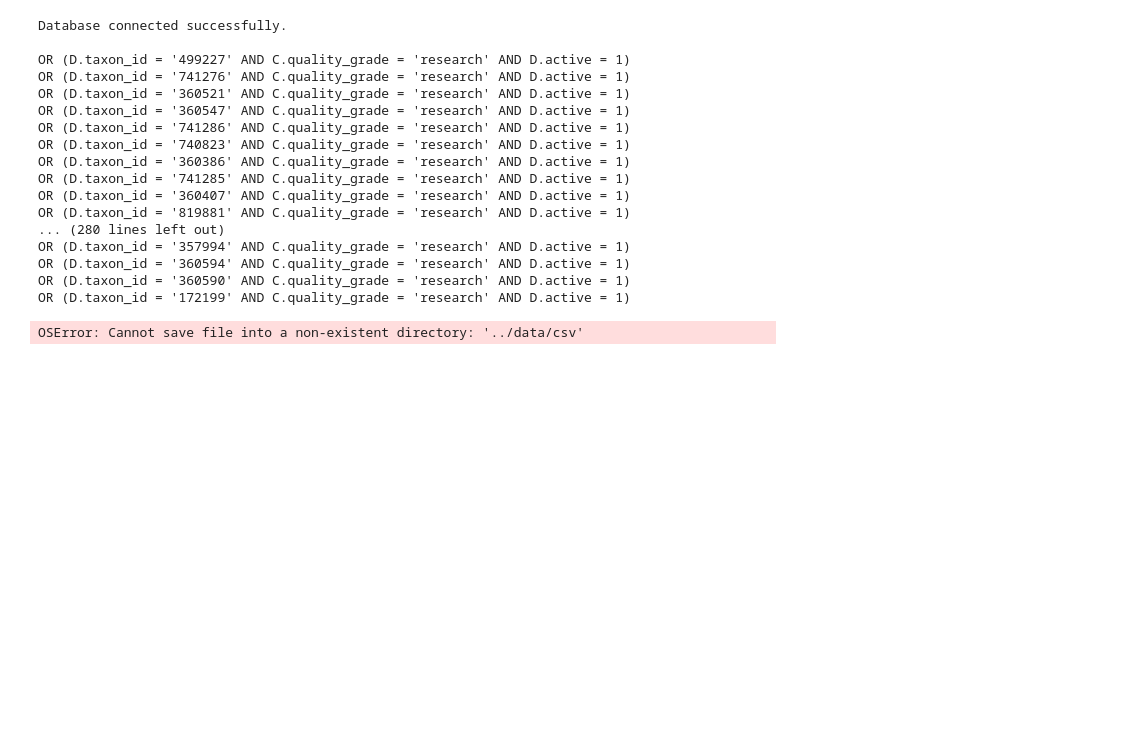
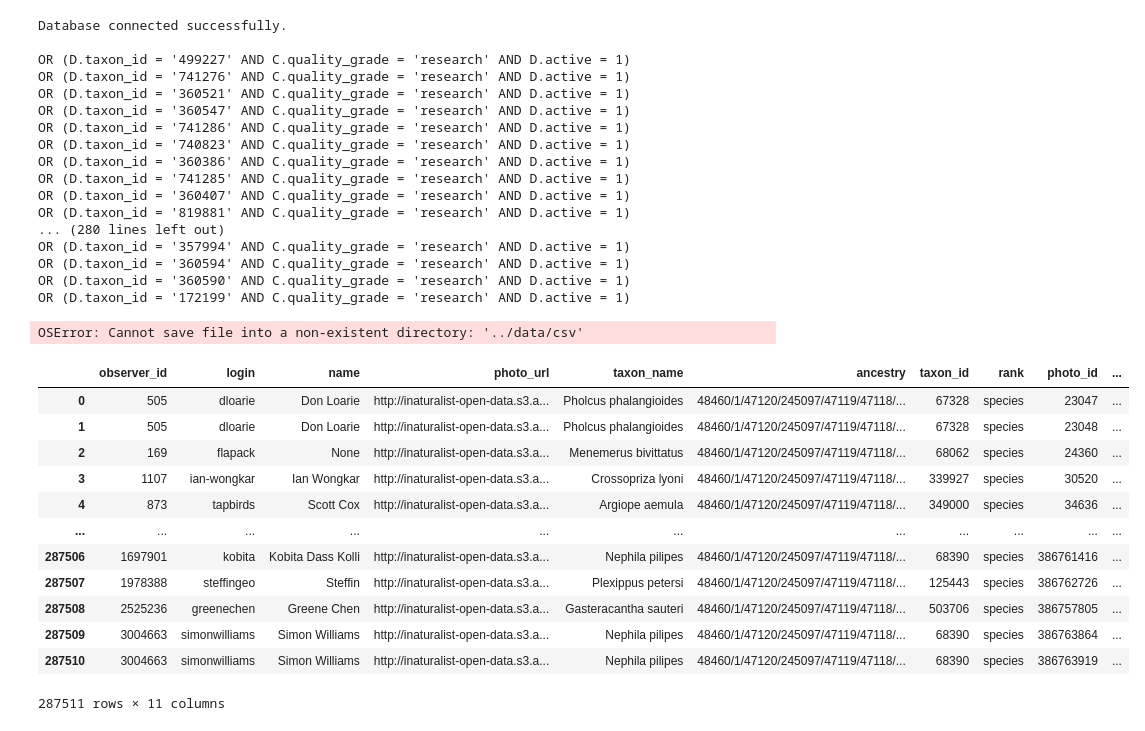
Before and after one commit to zkdeng-uofa/SpiderML, a Jupyter notebook: notebooks/makeExcel.ipynb, the cells around one changed output. Drawn from its saved outputs; the diff is of its cells as text; code cells hidden in the pictures; blank space fills up the shorter version.

```diff
--- a/notebooks/makeExcel.ipynb
+++ b/notebooks/makeExcel.ipynb
@@ -406,4 +406,20 @@ OR (D.taxon_id = '360594' AND C.quality_grade = 'research' AND D.active = 1)
 OR (D.taxon_id = '360590' AND C.quality_grade = 'research' AND D.active = 1)
 OR (D.taxon_id = '172199' AND C.quality_grade = 'research' AND D.active = 1)
 OSError: Cannot save file into a non-existent directory: '../data/csv'
+# %%
+speciesDf
+# %% [output]
+|  | observer_id | login | name | photo_url | taxon_name | ancestry | taxon_id | rank | photo_id | ... |
+| 0 | 505 | dloarie | Don Loarie | http://inaturalist-open-data.s3.a... | Pholcus phalangioides | 48460/1/47120/245097/47119/47118/... | 67328 | species | 23047 | ... |
+| 1 | 505 | dloarie | Don Loarie | http://inaturalist-open-data.s3.a... | Pholcus phalangioides | 48460/1/47120/245097/47119/47118/... | 67328 | species | 23048 | ... |
+| 2 | 169 | flapack | None | http://inaturalist-open-data.s3.a... | Menemerus bivittatus | 48460/1/47120/245097/47119/47118/... | 68062 | species | 24360 | ... |
+| 3 | 1107 | ian-wongkar | Ian Wongkar | http://inaturalist-open-data.s3.a... | Crossopriza lyoni | 48460/1/47120/245097/47119/47118/... | 339927 | species | 30520 | ... |
+| 4 | 873 | tapbirds | Scott Cox | http://inaturalist-open-data.s3.a... | Argiope aemula | 48460/1/47120/245097/47119/47118/... | 349000 | species | 34636 | ... |
+| ... | ... | ... | ... | ... | ... | ... | ... | ... | ... | ... |
+| 287506 | 1697901 | kobita | Kobita Dass Kolli | http://inaturalist-open-data.s3.a... | Nephila pilipes | 48460/1/47120/245097/47119/47118/... | 68390 | species | 386761416 | ... |
+| 287507 | 1978388 | steffingeo | Steffin | http://inaturalist-open-data.s3.a... | Plexippus petersi | 48460/1/47120/245097/47119/47118/... | 125443 | species | 386762726 | ... |
+| 287508 | 2525236 | greenechen | Greene Chen | http://inaturalist-open-data.s3.a... | Gasteracantha sauteri | 48460/1/47120/245097/47119/47118/... | 503706 | species | 386757805 | ... |
+| 287509 | 3004663 | simonwilliams | Simon Williams | http://inaturalist-open-data.s3.a... | Nephila pilipes | 48460/1/47120/245097/47119/47118/... | 68390 | species | 386763864 | ... |
+| 287510 | 3004663 | simonwilliams | Simon Williams | http://inaturalist-open-data.s3.a... | Nephila pilipes | 48460/1/47120/245097/47119/47118/... | 68390 | species | 386763919 | ... |
+287511 rows × 11 columns
 # %%
```
Also changed, not shown: parts of 1 cell of this notebook, 1 other file.
